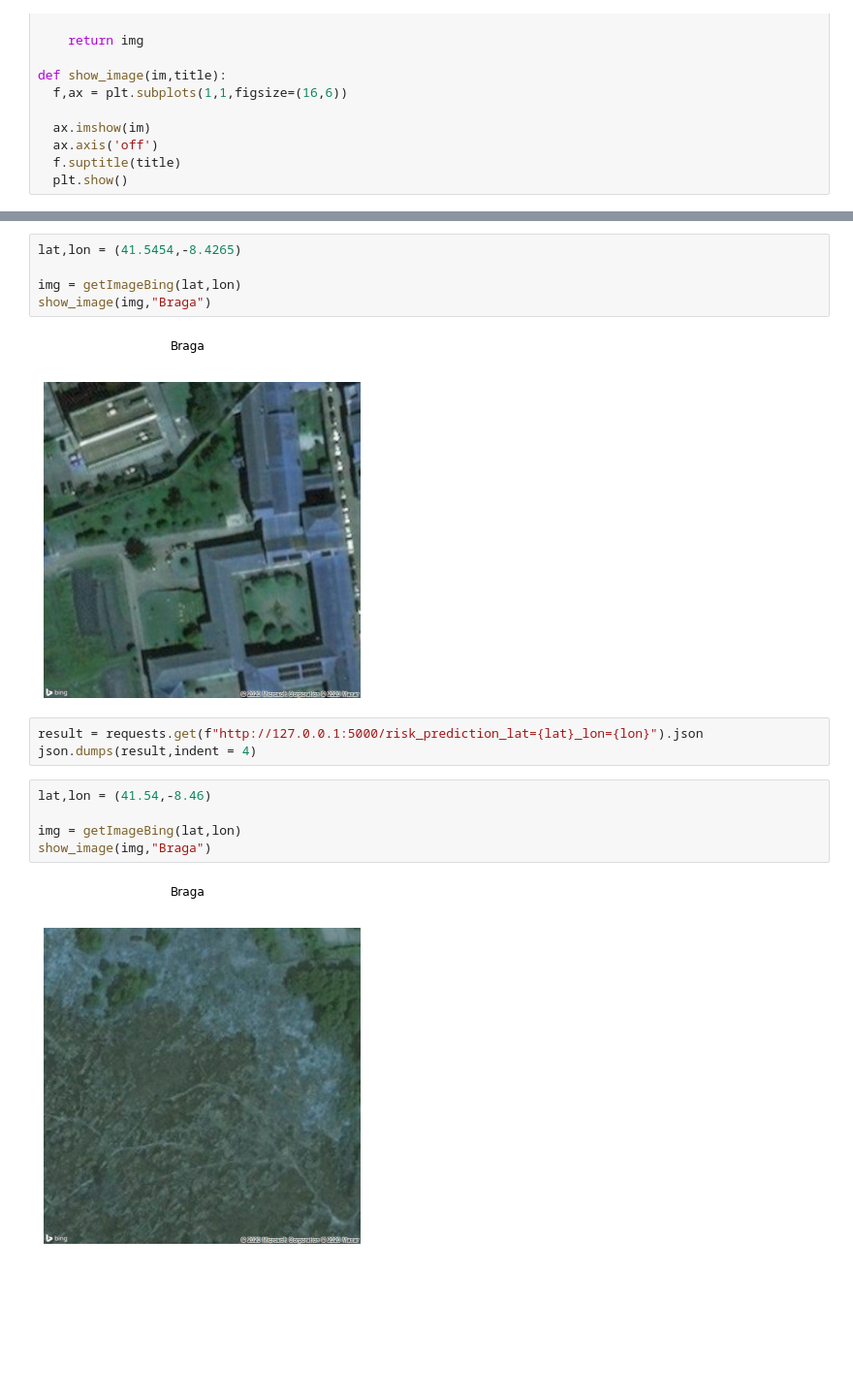
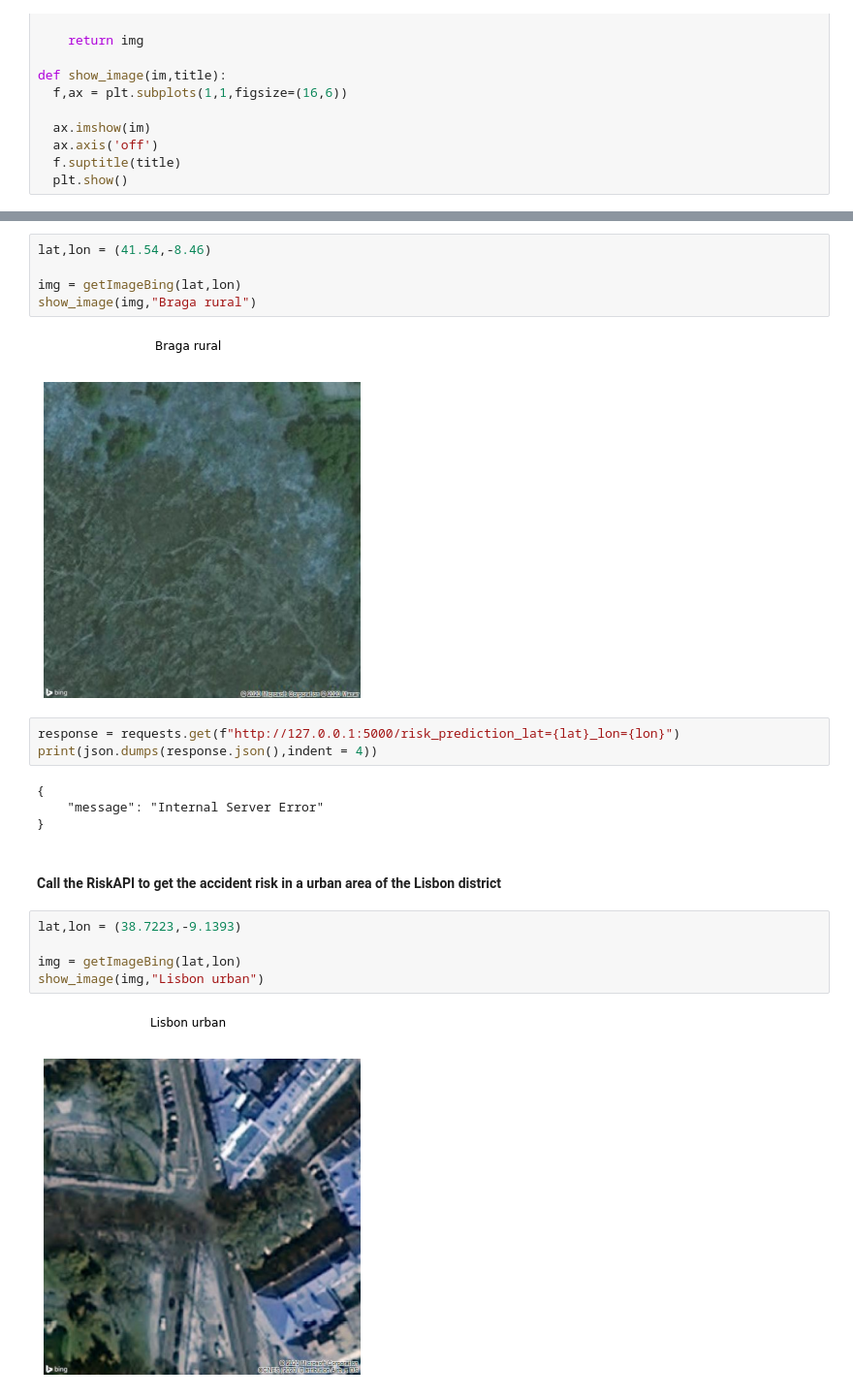
Before and after one commit to h4g0/LEI-RoadAccidents, a Jupyter notebook: library/Demo-RiskAPI.ipynb, the cells around one changed output, grey strips where cells are left out. Shown at 97% size. Saved outputs shown, nothing was run; the diff lists cells and outputs as text; blank space fills up the shorter version.

```diff
--- a/library/Demo-RiskAPI.ipynb
+++ b/library/Demo-RiskAPI.ipynb
@@ -26,17 +48,23 @@ def show_image(im,title):
 # %%
-lat,lon = (41.5454,-8.4265)
+lat,lon = (41.54,-8.46)
 
 img = getImageBing(lat,lon)
-show_image(img,"Braga")
+show_image(img,"Braga rural")
 # %% [output]
-[figure, old version]
+[figure, new version]
 # %%
-result = requests.get(f"http://127.0.0.1:5000/risk_prediction_lat={lat}_lon={lon}").json
-json.dumps(result,indent = 4)
+response = requests.get(f"http://127.0.0.1:5000/risk_prediction_lat={lat}_lon={lon}")
+print(json.dumps(response.json(),indent = 4))
+# %% [output]
+{
+    "message": "Internal Server Error"
+}
+# %% [markdown]
+#### Call the RiskAPI to get the accident risk in a urban area of the Lisbon district
 # %%
-lat,lon = (41.54,-8.46)
+lat,lon = (38.7223,-9.1393)
 
 img = getImageBing(lat,lon)
-show_image(img,"Braga")
+show_image(img,"Lisbon urban")
 # %% [output]
-[figure, old version]
+[figure, new version]
```
Also changed, not shown: parts of 11 cells of this notebook, 14 other files.
